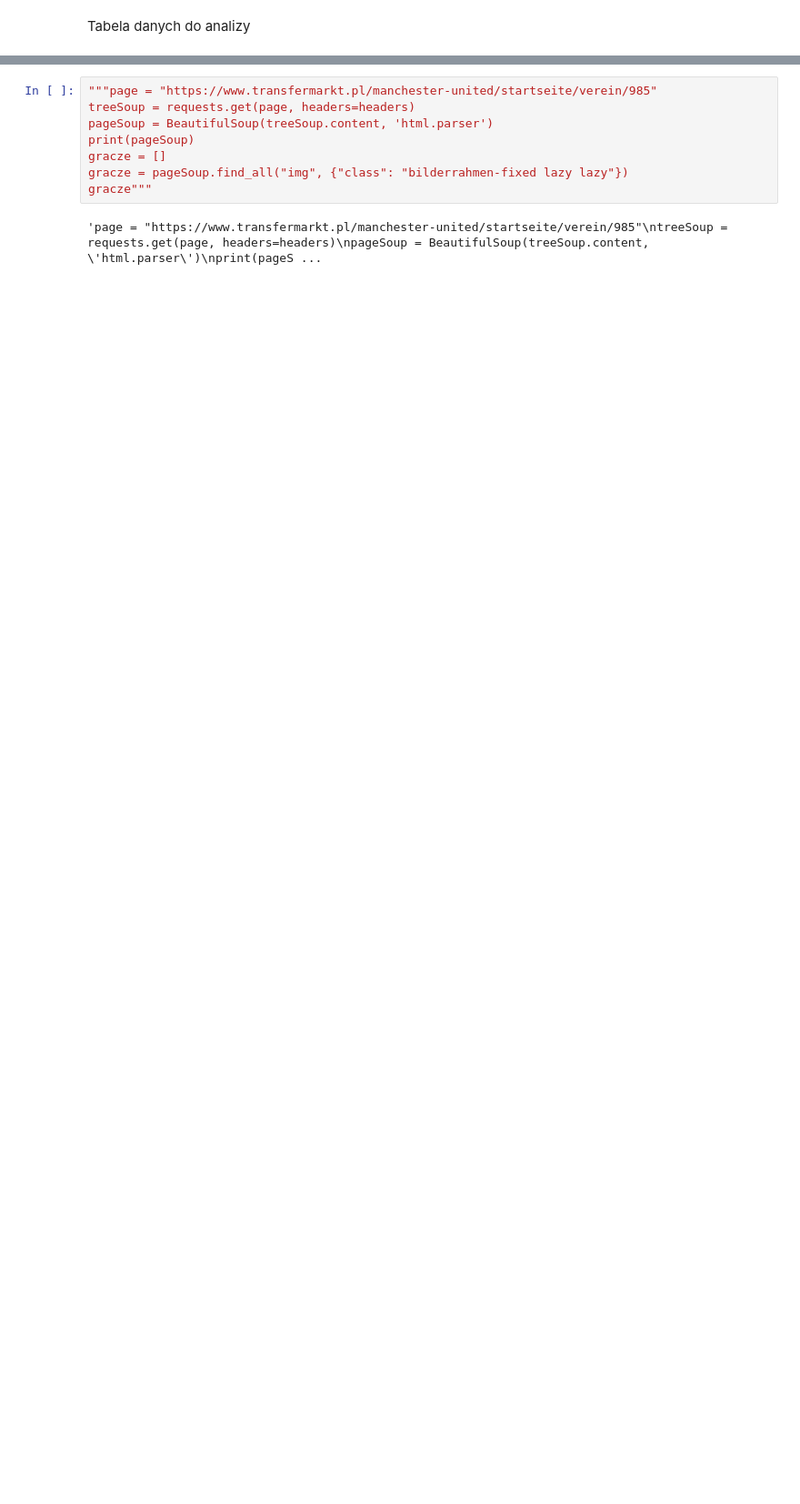
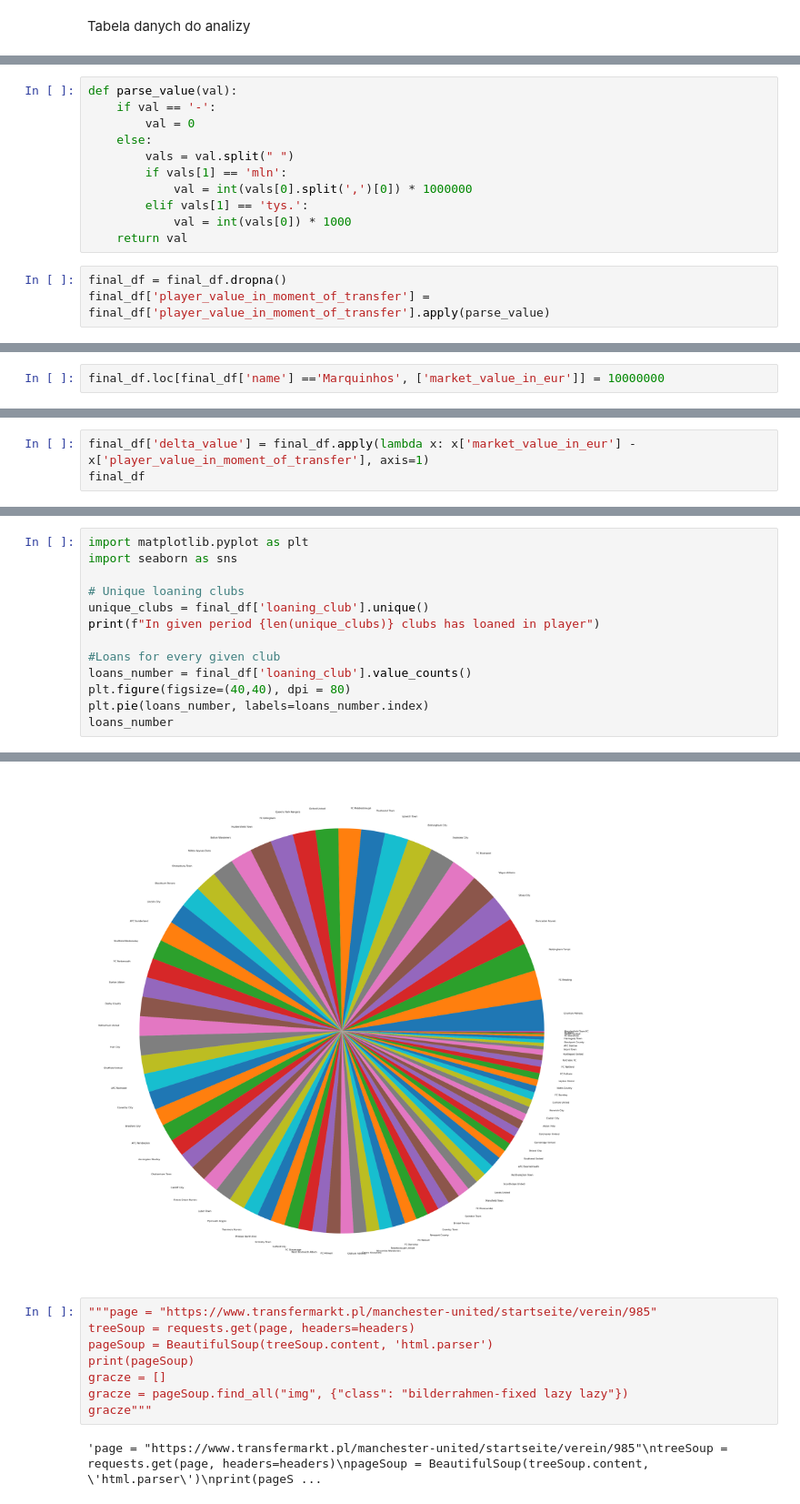
Before and after one commit to wsciekly-kredens/LoansEnglandAnalisis, a Jupyter notebook: analiza.ipynb, the cells around one changed output, grey strips where cells are left out. Shown at 91% size. Cells and saved outputs as stored; diff of their text form; blank space fills up the shorter version.

```diff
--- a/analiza.ipynb
+++ b/analiza.ipynb
@@ -105,0 +145,14 @@ Graczy: 963, Klubów: 1926, Wartości: 1926
+# %%
+def parse_value(val):
+    if val == '-':
+        val = 0
+    else:
+        vals = val.split(" ")
+        if vals[1] == 'mln':
+            val = int(vals[0].split(',')[0]) * 1000000
+        elif vals[1] == 'tys.':
+            val = int(vals[0]) * 1000
+    return val
+# %%
+final_df = final_df.dropna()
+final_df['player_value_in_moment_of_transfer'] = final_df['player_value_in_moment_of_transfer'].apply(parse_value)
@@ -105,0 +165,2 @@ Graczy: 963, Klubów: 1926, Wartości: 1926
+# %%
+final_df.loc[final_df['name'] =='Marquinhos', ['market_value_in_eur']] = 10000000
@@ -105,0 +181,3 @@ Graczy: 963, Klubów: 1926, Wartości: 1926
+# %%
+final_df['delta_value'] = final_df.apply(lambda x: x['market_value_in_eur'] - x['player_value_in_moment_of_transfer'], axis=1)
+final_df
@@ -105,0 +205,14 @@ Graczy: 963, Klubów: 1926, Wartości: 1926
+# %%
+import matplotlib.pyplot as plt
+import seaborn as sns
+
+# Unique loaning clubs
+unique_clubs = final_df['loaning_club'].unique()
+print(f"In given period {len(unique_clubs)} clubs has loaned in player")
+
+#Loans for every given club
+loans_number = final_df['loaning_club'].value_counts()
+plt.figure(figsize=(40,40), dpi = 80)
+plt.pie(loans_number, labels=loans_number.index)
+loans_number
+# %% [output]
@@ -106,3 +232,4 @@ Graczy: 963, Klubów: 1926, Wartości: 1926
+[figure, added]
 # %%
 """page = "https://www.transfermarkt.pl/manchester-united/startseite/verein/985"
 treeSoup = requests.get(page, headers=headers)
```
Also changed, not shown: parts of 12 cells of this notebook, 5 other files.
